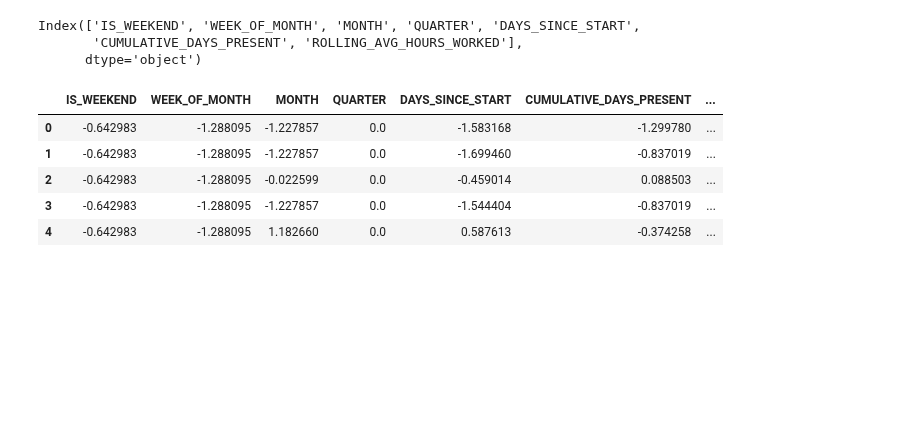
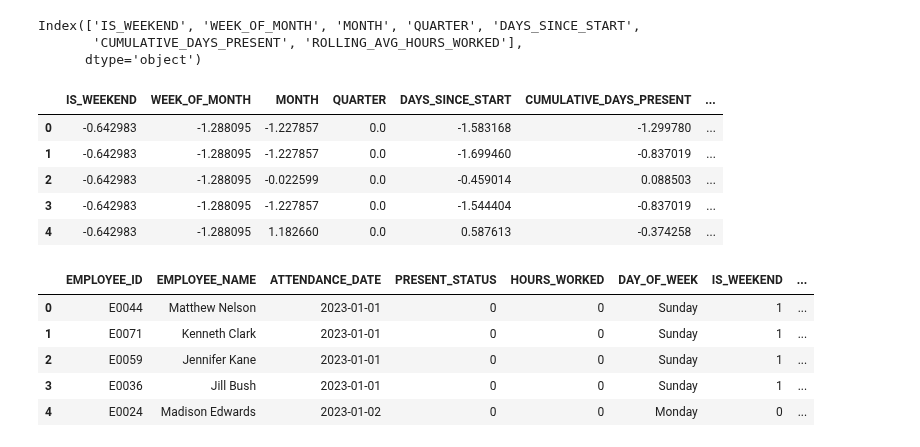
Before and after one commit to mhs10031990/BFS_HYPER_PERSNL_Repo, a Jupyter notebook: Model_Training_And_Registration.ipynb, the cells around one changed output. Cells and saved outputs as stored; diff of their text form; code cells hidden in the pictures; blank space fills up the shorter version.

```diff
--- a/Model_Training_And_Registration.ipynb
+++ b/Model_Training_And_Registration.ipynb
@@ -305,3 +305,14 @@ register_model(
 | 2 | -0.642983 | -1.288095 | -0.022599 | 0.0 | -0.459014 | 0.088503 | ... |
 | 3 | -0.642983 | -1.288095 | -1.227857 | 0.0 | -1.544404 | -0.837019 | ... |
 | 4 | -0.642983 | -1.288095 | 1.182660 | 0.0 | 0.587613 | -0.374258 | ... |
+# %%
+df.columns = df.columns.str.upper()
+# %%
+df.head()
+# %% [output]
+|  | EMPLOYEE_ID | EMPLOYEE_NAME | ATTENDANCE_DATE | PRESENT_STATUS | HOURS_WORKED | DAY_OF_WEEK | IS_WEEKEND | ... |
+| 0 | E0044 | Matthew Nelson | 2023-01-01 | 0 | 0 | Sunday | 1 | ... |
+| 1 | E0071 | Kenneth Clark | 2023-01-01 | 0 | 0 | Sunday | 1 | ... |
+| 2 | E0059 | Jennifer Kane | 2023-01-01 | 0 | 0 | Sunday | 1 | ... |
+| 3 | E0036 | Jill Bush | 2023-01-01 | 0 | 0 | Sunday | 1 | ... |
+| 4 | E0024 | Madison Edwards | 2023-01-02 | 0 | 0 | Monday | 0 | ... |
```
Also changed, not shown: parts of 1 cell of this notebook.
